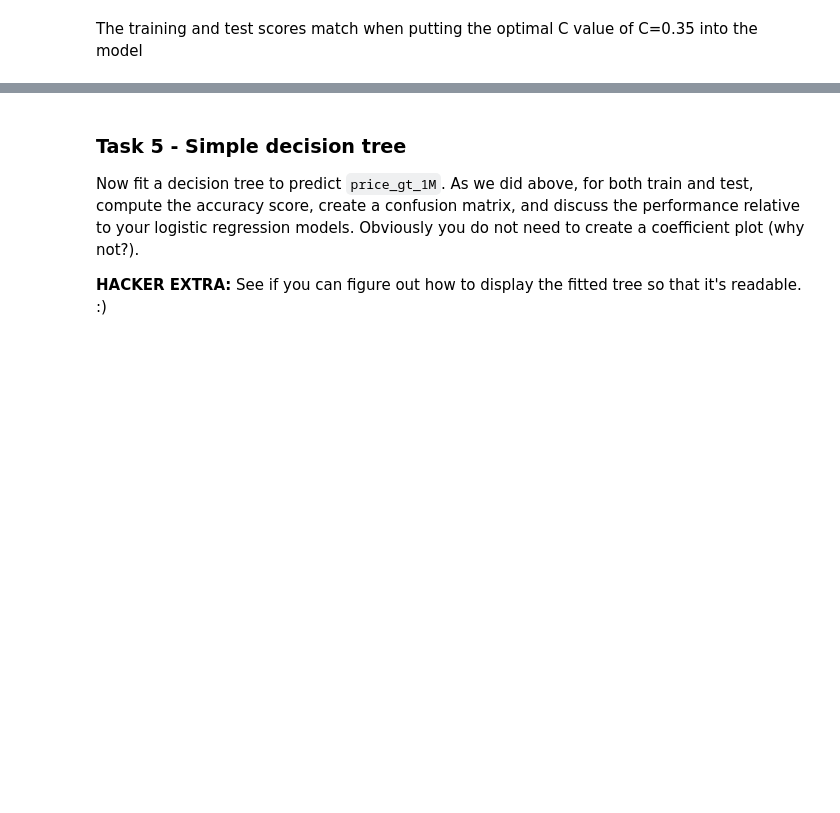
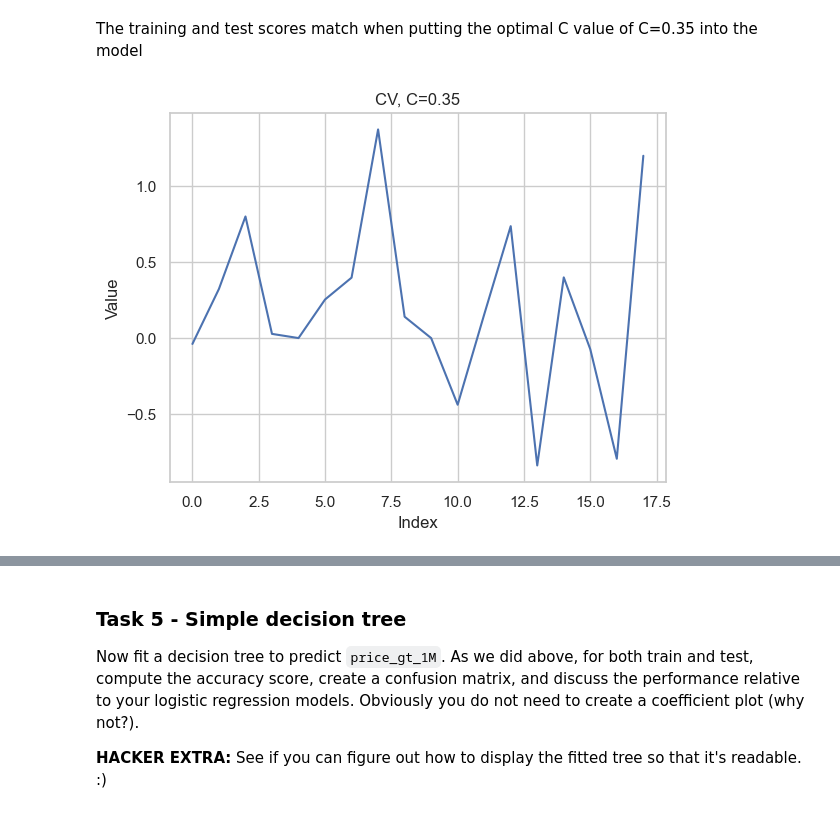
Before and after one commit to Rhedhead0621/hw1_hojdila, a Jupyter notebook: hw1_hojdila.ipynb, the cells around one changed output, grey strips where cells are left out. Cells and saved outputs as stored; diff of their text form; code cells hidden in the pictures; blank space fills up the shorter version.

```diff
--- a/hw1_hojdila.ipynb
+++ b/hw1_hojdila.ipynb
@@ -788,3 +792,7 @@ Training score: 0.961
 Test score: 0.960
 # %% [markdown]
 The training and test scores match when putting the optimal C value of C=0.35 into the model
+# %%
+coef_plot(clf_CV, 'CV, C=0.35')
+# %% [output]
+[figure, added]
```
Also changed, not shown: parts of 27 cells of this notebook, 2 other files.
